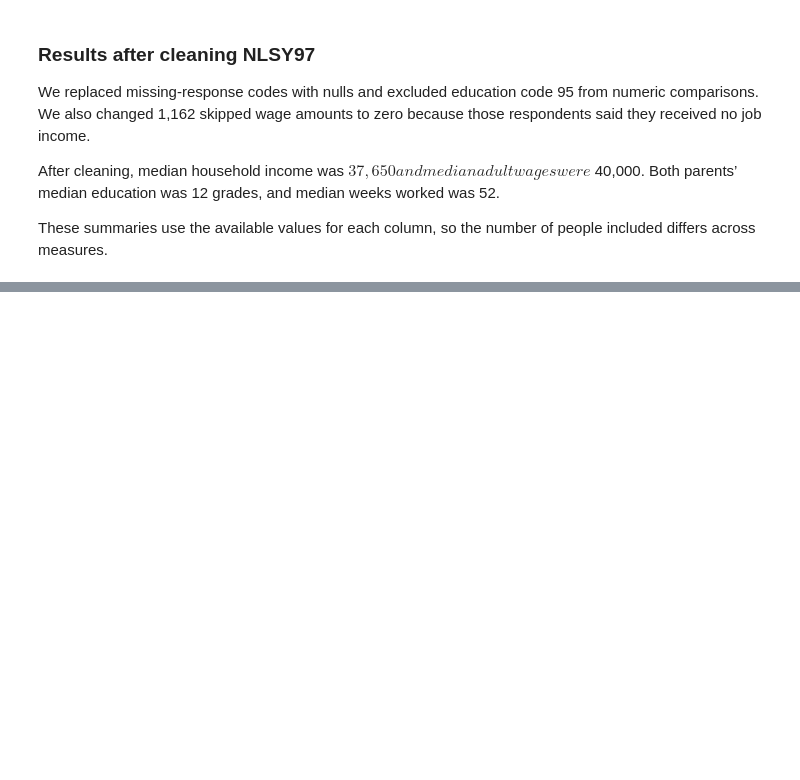
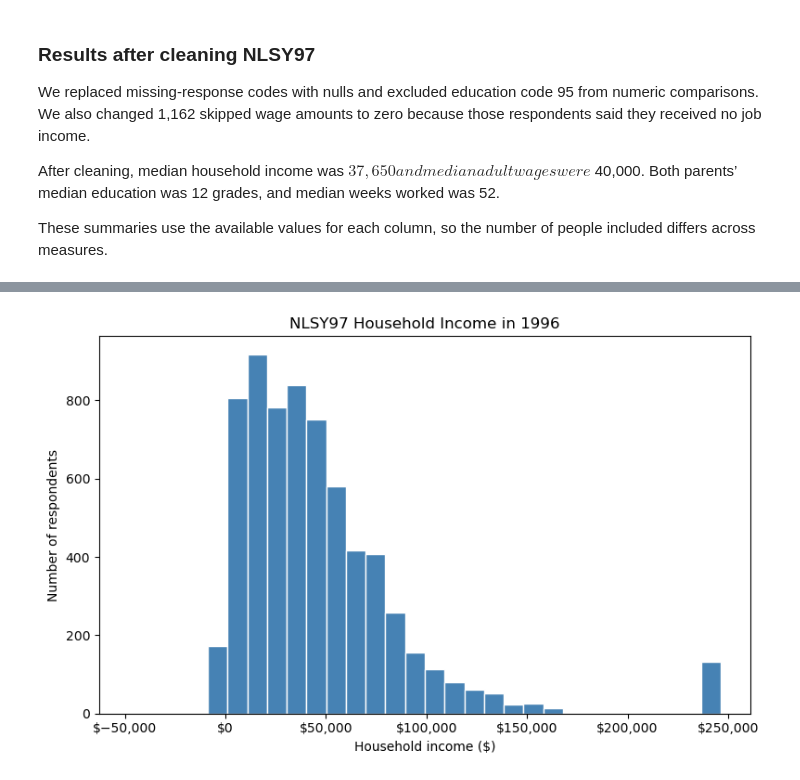
Before and after one commit to mishalsidd/cs418-family-background-outcomes, a Jupyter notebook: eda.ipynb, the cells around one changed output, grey strips where cells are left out. Saved outputs shown, nothing was run; the diff lists cells and outputs as text; code cells hidden in the pictures; blank space fills up the shorter version.

```diff
--- a/eda.ipynb
+++ b/eda.ipynb
@@ -413,0 +472,18 @@ so the number of people included differs across measures.
+# %%
+import matplotlib.pyplot as plt
+from matplotlib.ticker import StrMethodFormatter
+
+income = nlsy97_clean["R1204500"].drop_nulls().to_list()
+
+fig, ax = plt.subplots(figsize=(8, 5))
+ax.hist(income, bins=30, color="steelblue", edgecolor="white")
+
+ax.set_title("NLSY97 Household Income in 1996")
+ax.set_xlabel("Household income ($)")
+ax.set_ylabel("Number of respondents")
+ax.xaxis.set_major_formatter(StrMethodFormatter("${x:,.0f}"))
+
+plt.tight_layout()
+plt.show()
+# %% [output]
+[figure, added]
```
Also changed, not shown: parts of 78 cells of this notebook, 20 other files.
